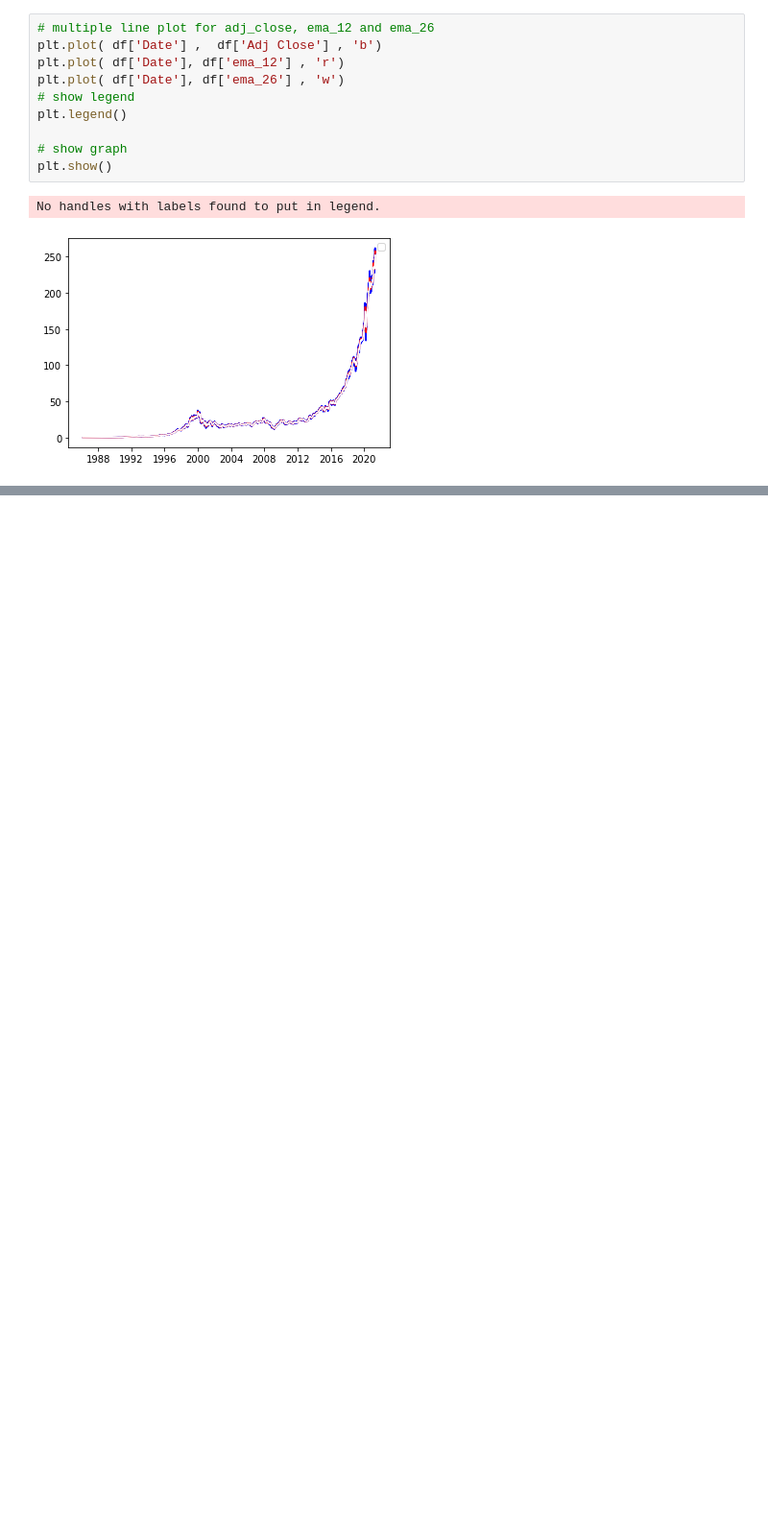
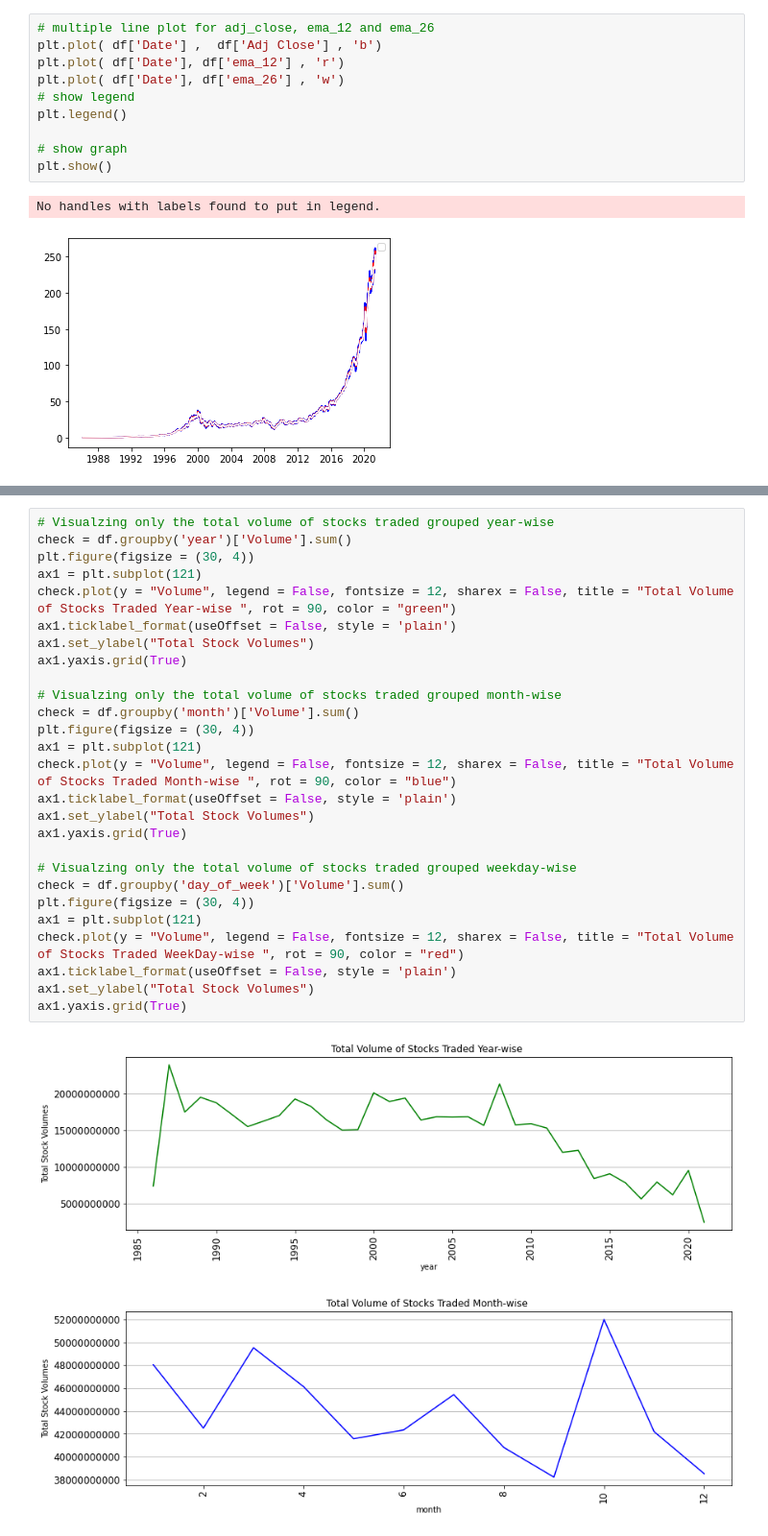
Before and after one commit to yaskpatel03/Prediction-of-stock-price-movement, a Jupyter notebook: eda_for_MSFT_Dataset.ipynb, the cells around one changed output, grey strips where cells are left out. Shown at 96% size. Saved outputs shown, nothing was run; the diff lists cells and outputs as text; blank space fills up the shorter version.

```diff
--- a/eda_for_MSFT_Dataset.ipynb
+++ b/eda_for_MSFT_Dataset.ipynb
@@ -235,0 +289,30 @@ No handles with labels found to put in legend.
+# %%
+# Visualzing only the total volume of stocks traded grouped year-wise
+check = df.groupby('year')['Volume'].sum()
+plt.figure(figsize = (30, 4))
+ax1 = plt.subplot(121)
+check.plot(y = "Volume", legend = False, fontsize = 12, sharex = False, title = "Total Volume of Stocks Traded Year-wise ", rot = 90, color = "green")
+ax1.ticklabel_format(useOffset = False, style = 'plain')
+ax1.set_ylabel("Total Stock Volumes")
+ax1.yaxis.grid(True)
+
+# Visualzing only the total volume of stocks traded grouped month-wise
+check = df.groupby('month')['Volume'].sum()
+plt.figure(figsize = (30, 4))
+ax1 = plt.subplot(121)
+check.plot(y = "Volume", legend = False, fontsize = 12, sharex = False, title = "Total Volume of Stocks Traded Month-wise ", rot = 90, color = "blue")
+ax1.ticklabel_format(useOffset = False, style = 'plain')
+ax1.set_ylabel("Total Stock Volumes")
+ax1.yaxis.grid(True)
+
+# Visualzing only the total volume of stocks traded grouped weekday-wise
+check = df.groupby('day_of_week')['Volume'].sum()
+plt.figure(figsize = (30, 4))
+ax1 = plt.subplot(121)
+check.plot(y = "Volume", legend = False, fontsize = 12, sharex = False, title = "Total Volume of Stocks Traded WeekDay-wise ", rot = 90, color = "red")
+ax1.ticklabel_format(useOffset = False, style = 'plain')
+ax1.set_ylabel("Total Stock Volumes")
+ax1.yaxis.grid(True)
+# %% [output]
+[figure, added]
+[figure, added]
```
Also changed, not shown: parts of 7 cells of this notebook.
